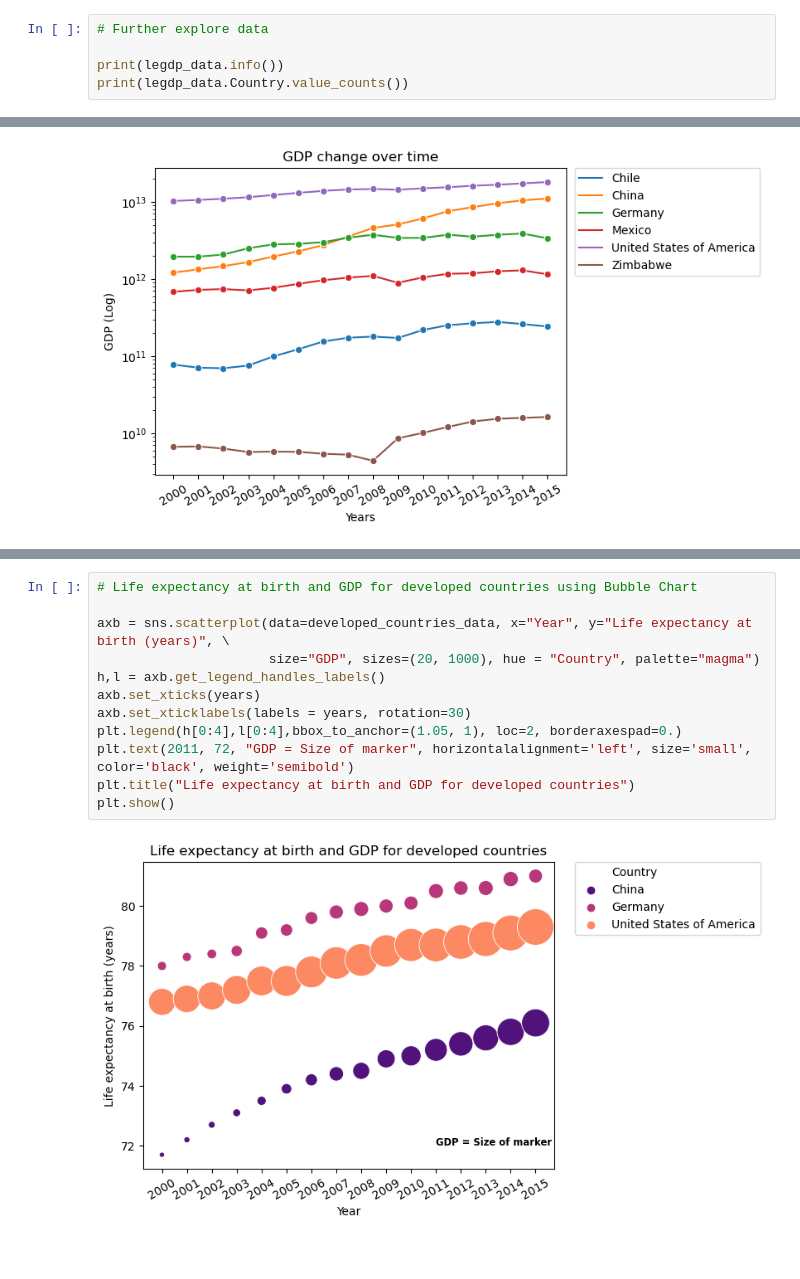
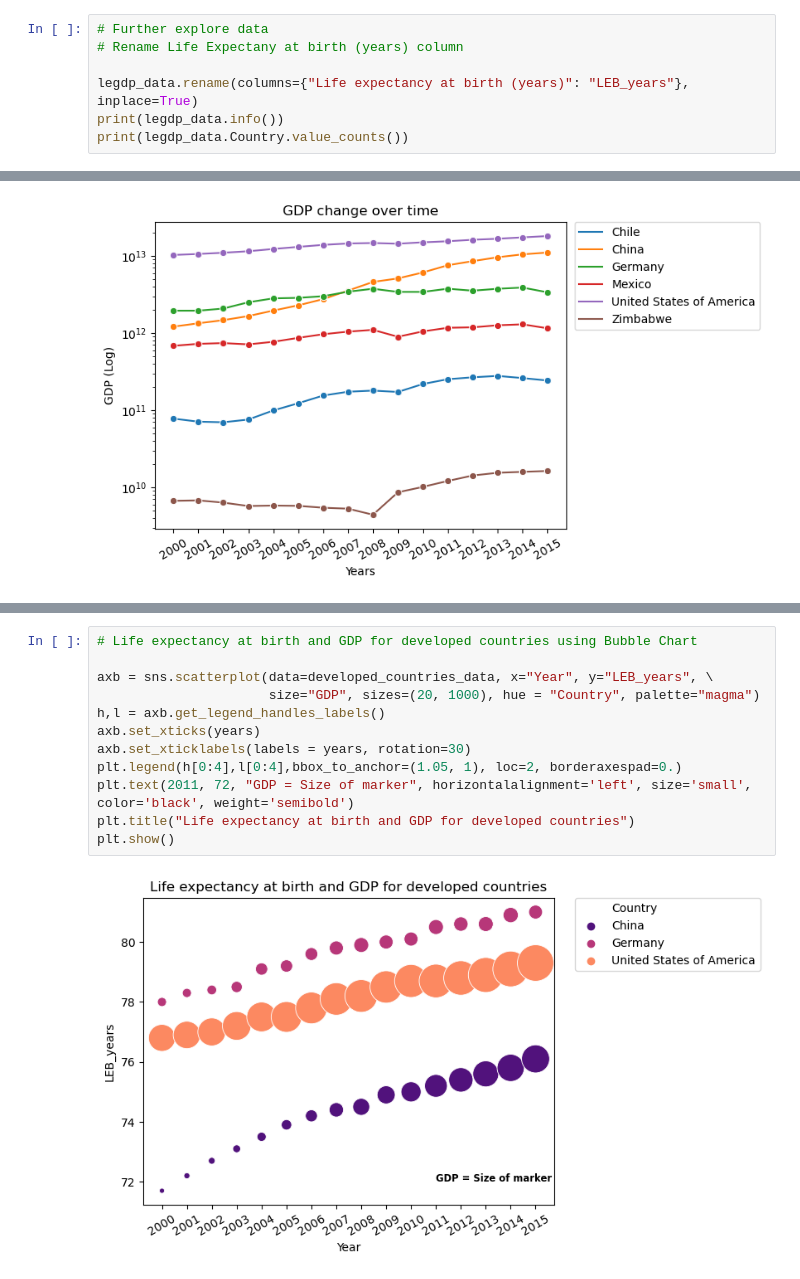
Before and after one commit to Claudio-AhumadaL/Life-Expectancy-and-GDP-Analysis, a Jupyter notebook: life_expectancy_gdp_Claudio-AhumadaL.ipynb, the cells around one changed output, grey strips where cells are left out. Cells and saved outputs as stored; diff of their text form.

Commit message:
Renamed L.E. column
To facilitate working with the columns, "Life Expectancy at birth (years)" column was renamed as "LEB_years". All instances of this column name was changed in the code.

```diff
--- a/life_expectancy_gdp_Claudio-AhumadaL.ipynb
+++ b/life_expectancy_gdp_Claudio-AhumadaL.ipynb
@@ -20,7 +20,9 @@ legdp_data.head()
 | 4 | Chile | 2004 | 78.0 | 9.921039e+10 |
 # %%
 # Further explore data
+# Rename Life Expectany at birth (years) column
 
+legdp_data.rename(columns={"Life expectancy at birth (years)": "LEB_years"}, inplace=True)
 print(legdp_data.info())
 print(legdp_data.Country.value_counts())
 # %% [output]
@@ -452,17 +454,17 @@ plt.show()
 # %%
 # Life expectancy at birth and GDP for developed countries using Bubble Chart
 
-axb = sns.scatterplot(data=developed_countries_data, x="Year", y="Life expectancy at birth (years)", \
+axb = sns.scatterplot(data=developed_countries_data, x="Year", y="LEB_years", \
                       size="GDP", sizes=(20, 1000), hue = "Country", palette="magma")
 h,l = axb.get_legend_handles_labels()
 axb.set_xticks(years)
 axb.set_xticklabels(labels = years, rotation=30)
 plt.legend(h[0:4],l[0:4],bbox_to_anchor=(1.05, 1), loc=2, borderaxespad=0.)
 plt.text(2011, 72, "GDP = Size of marker", horizontalalignment='left', size='small', color='black', weight='semibold')
 plt.title("Life expectancy at birth and GDP for developed countries")
 plt.show()
 # %% [output]
-[figure, old version]
+[figure, new version]
 # %%
 # Life expectancy at birth and GDP for underdeveloped countries using Bubble Chart
 
```
Also changed, not shown: parts of 15 cells of this notebook.
